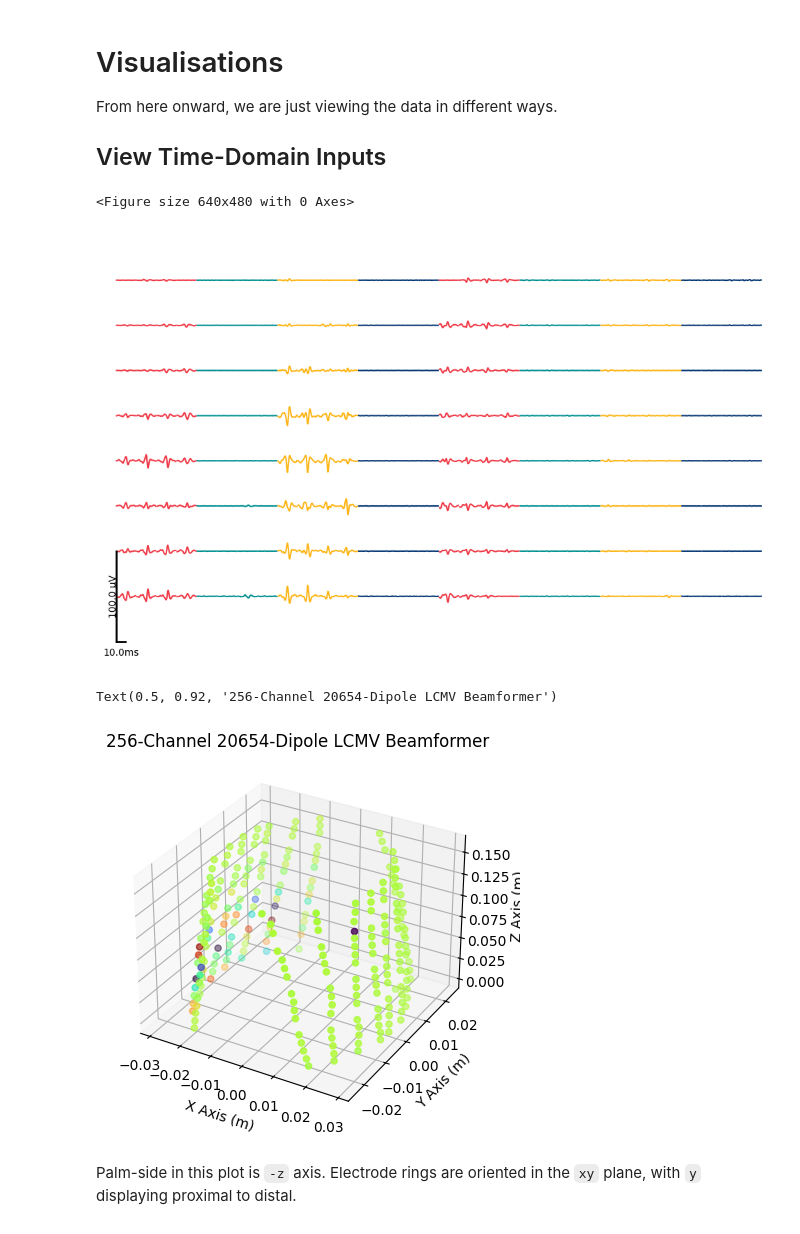
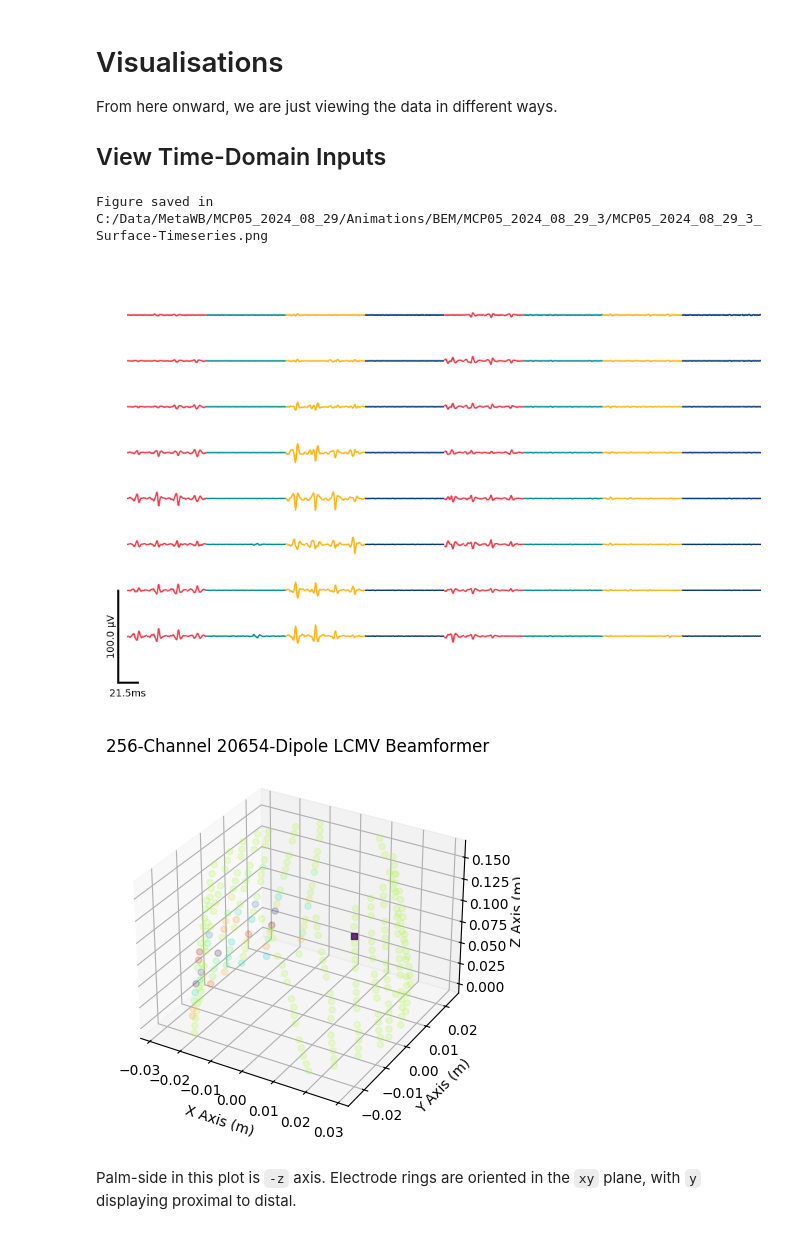
Before and after one commit to Spokhim/CMU_EMGSL, a Jupyter notebook: EMG_pipeline.ipynb, the cells around one changed output. Drawn from its saved outputs; the diff is of its cells as text; code cells hidden in the pictures.

Commit message:
Update fixing some spacing issues on plotting waveforms

```diff
--- a/EMG_pipeline.ipynb
+++ b/EMG_pipeline.ipynb
@@ -200,44 +203,47 @@ From here onward, we are just viewing the data in different ways.
 
 ## View Time-Domain Inputs ##
 # %%
-plt.figure()
-plot_waveform_grid(waveform.T, fs=SAMPLE_RATE, cols=NUM_ELECTRODES/8, row_spacing=50.0)
+save_dir = f'{ANIMATION_EXPORT_ROOT}/{TANK}/Animations/BEM/{EXPERIMENT}'
+os.makedirs(save_dir, exist_ok=True)
+plot_waveform_grid(waveform.T, fs=SAMPLE_RATE, cols=NUM_ELECTRODES/8, row_spacing=50.0, filename=f'{save_dir}/{EXPERIMENT}_Surface-Timeseries.png')
 # %% [output]
-<Figure size 640x480 with 0 Axes>
+Figure saved in C:/Data/MetaWB/MCP05_2024_08_29/Animations/BEM/MCP05_2024_08_29_3/MCP05_2024_08_29_3_Surface-Timeseries.png
-[figure, old version]
+[figure, new version]
 # %%
 # Threshold
 thresh = 0.5
 # Look at specific timepoint in the source activity - 20 for matlab template waveform, 30 for other one; ext_1 - 5s and 15s are interesting; flex_1 - 9s
 t = 20
 
 source_activity = source_activity_time[:, t]
 
 # Reshape source activity to condense N source orientations into 1 per voxel - Confirmed works for 3 orientations, should work for more.
 reshape_by = source_activity.shape[0] // pos.shape[0]
 reshaped_act = np.array(source_activity.reshape((reshape_by, -1), order='F'))
 source_activity = np.linalg.norm(reshaped_act, axis=0)
 
 ind = np.abs(source_activity) > thresh*np.max(np.abs(source_activity))
 source_activity = source_activity[ind]
 pos_t = pos[ind]
 
 # Plot the convex hull and the moved points
 fig = plt.figure()
 ax = fig.add_subplot(111, projection='3d')
 # Plot electrode positions
-ax.scatter(electrode_pos[:, 0], electrode_pos[:, 1], electrode_pos[:, 2], c=waveform[:,t], marker='o', cmap='turbo')
+ax.scatter(electrode_pos[:, 0], electrode_pos[:, 1], electrode_pos[:, 2], c=waveform[:,t], marker='o', alpha=0.2, cmap='turbo')
 # Plot the source space
-ax.scatter(pos_t[:, 0], pos_t[:, 1], pos_t[:, 2], c=source_activity, marker='o', alpha=0.8, cmap='viridis')
+ax.scatter(pos_t[:, 0], pos_t[:, 1], pos_t[:, 2], c=source_activity, marker='s', alpha=0.8, cmap='viridis')
 # Set labels
 ax.set_xlabel('X Axis (m)')
 ax.set_ylabel('Y Axis (m)')
 ax.set_zlabel('Z Axis (m)')
 n_channels, n_sources = fwd.shape
 ax.set_title(f'{n_channels}-Channel {n_sources}-Dipole LCMV Beamformer')
+
+# Save the figure to a file in the created folder
+plt.savefig(f'{save_dir}/{EXPERIMENT}_3D-T{t}.png', dpi=300)
 # %% [output]
-Text(0.5, 0.92, '256-Channel 20654-Dipole LCMV Beamformer')
-[figure, old version]
+[figure, new version]
 # %% [markdown]
 Palm-side in this plot is `-z` axis. Electrode rings are oriented in the `xy` plane, with `y` displaying proximal to distal.
 # %%
```
Also changed, not shown: parts of 4 cells of this notebook, 5 other files.
